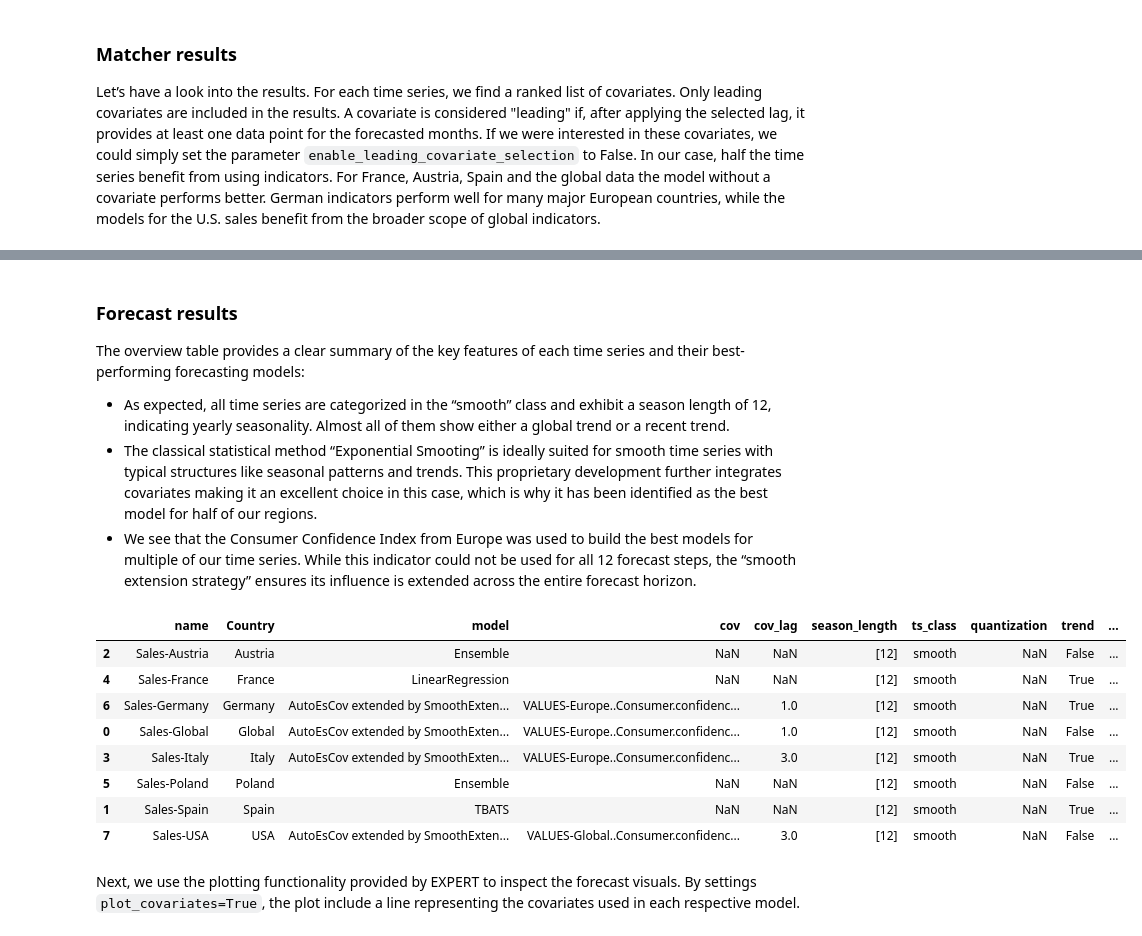
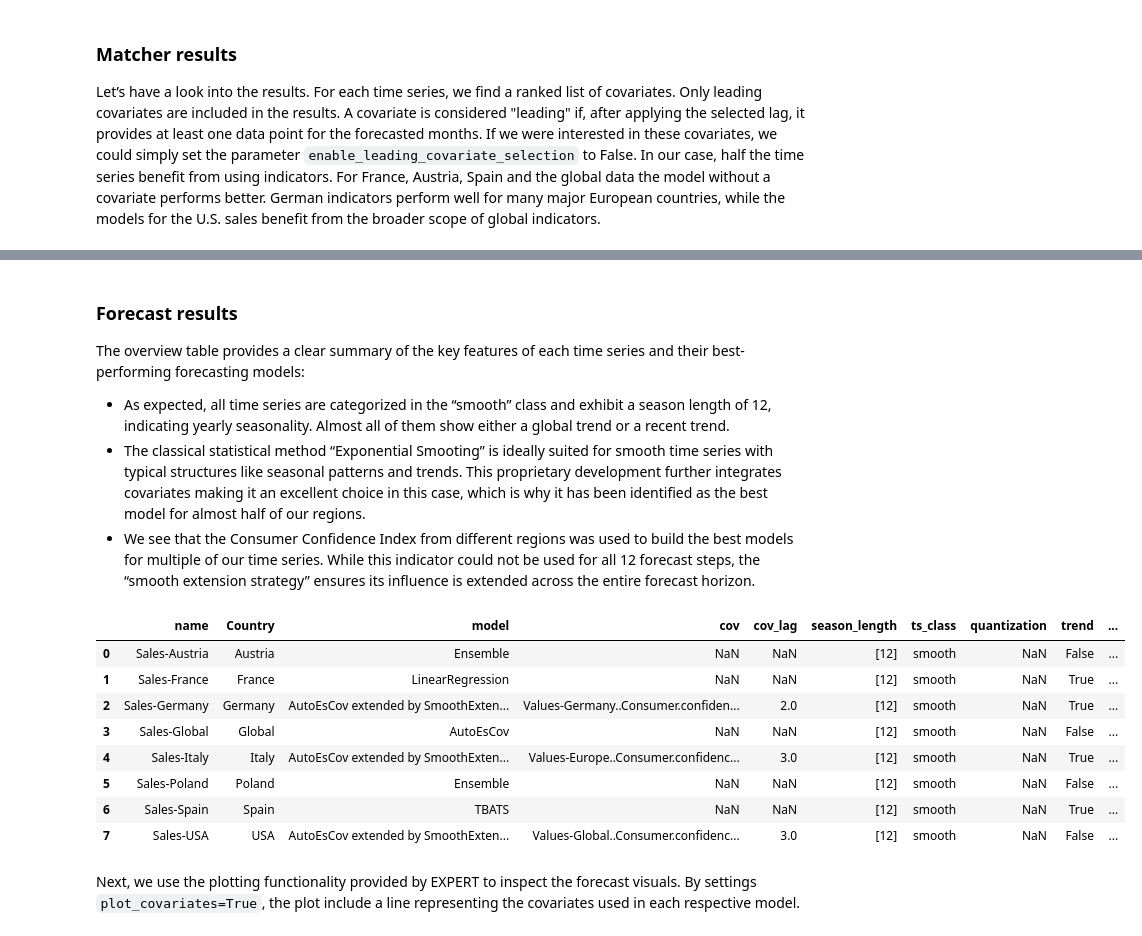
Before and after one commit to discovertomorrow/futureEXPERT, a Jupyter notebook: use_cases/sales_forecasting/sales_forecasting.ipynb, the cells around one changed output, grey strips where cells are left out. Drawn from its saved outputs; the diff is of its cells as text; code cells hidden in the pictures.

```diff
--- a/use_cases/sales_forecasting/sales_forecasting.ipynb
+++ b/use_cases/sales_forecasting/sales_forecasting.ipynb
@@ -36,7 +35,7 @@ INFO:futureexpert.expert_client:Finished time series creation.
 # %%
 # check in indicators
 relevant_inds = ['Germany..Consumer.confidence.index','Global..Consumer.confidence.index','Europe..Consumer.confidence.index','Global..Business.confidence.index','Europe..Business.confidence.index','Germany..Business.confidence.index']
-covs_check_in_results = client.check_in_time_series(raw_data_source='demo_sales_covariates_data.csv',
+covs_version_id = client.check_in_time_series(raw_data_source='demo_sales_covariates_data.csv',
                                                     data_definition=DataDefinition(date_columns=checkin.DateColumn(name='Date', format='%Y-%m-%d'),
                                                                                    value_columns=[
                                                                                        checkin.ValueColumn(name='Values')],
@@ -63,8 +62,8 @@ Note: The covariates in this notebook are stored in a CSV file, but they can als
 # %%
 # perform cov selection
 config_matcher = MatcherConfig(title='Indicator selection for sales data',
-                               actuals_version=ts_check_in_results.version_id,
-                               covs_versions=[covs_check_in_results.version_id],
+                               actuals_version=actuals_version_id,
+                               covs_versions=[covs_version_id],
                                lag_selection=LagSelectionConfig(min_lag=-2, max_lag=6))
 
 matcher_identifier = client.start_matcher(config=config_matcher)
@@ -74,7 +73,6 @@ import time
 # Watch the current status of the matcher report
 while not (current_status := client.get_report_status(id=matcher_identifier, include_error_reason=True)).is_finished:
     time.sleep(60)  # Wait between status requests
-    current_status.print()
 
 current_status.print()
 
@@ -137,6 +130,6 @@ With CHECK-IN having prepared our time series and MATCHER identifying the best r
 # %%
 from futureexpert import *
-fc_methods = ['AutoEsCov', 'ExtraTrees','TBATS','LinearRegression','Naive','RandomForest','SVM', 'XGBoost', 'MA(granularity)','MA(3)', 'MA(season lag)', 'Glmnet(l1_ratio=1.0)', 'SVM']
+fc_methods = ['AutoEsCov', 'ExtraTrees','TBATS','LinearRegression','Naive','RandomForest','SVM', 'XGBoost', 'MA(granularity)','MA(3)', 'MA(season lag)', 'Glmnet(l1_ratio=1.0)', 'SVM', 'FoundationModel']
 fc_report_config = ReportConfig(title='Monthly Sales Forecast on Country Level',
                                 preprocessing=PreprocessingConfig(detect_outliers=True,
                                                                   replace_outliers=True,
@@ -151,9 +144,10 @@ fc_report_config = ReportConfig(title='Monthly Sales Forecast on Country Level',
                                                                        additional_cov_method='Glmnet(l1_ratio=1.0)',
                                                                        forecasting_methods=fc_methods),
                                 matcher_report_id=matcher_identifier.report_id,
-                                covs_versions=[covs_check_in_results.version_id])
+                                covs_versions=[covs_version_id],
+                                max_ts_len=72)
 
-forecast_identifier = client.start_forecast(version=ts_check_in_results.version_id, config=fc_report_config)
+forecast_identifier = client.start_forecast(version=actuals_version_id, config=fc_report_config)
 print(forecast_identifier)
 # %% [output]
 INFO:futureexpert.expert_client:Preparing data for forecast...
@@ -189,27 +171,28 @@ Status forecasting report for id: report_id=44709 settings_id=44722
  0 time series ran into an error
 # %%
 results = client.get_fc_results(id=forecast_identifier , include_backtesting=True, include_k_best_models=100)
+results.sort(key=lambda x: x.input.actuals.name)
 # %% [markdown]
 ### Forecast results
 
 The overview table provides a clear summary of the key features of each time series and their best-performing forecasting models:
 - As expected, all time series are categorized in the “smooth” class and exhibit a season length of 12, indicating yearly seasonality. Almost all of them show either a global trend or a recent trend.
-- The classical statistical method “Exponential Smooting” is ideally suited for smooth time series with typical structures like seasonal patterns and trends. This proprietary development further integrates covariates making it an excellent choice in this case, which is why it has been identified as the best model for half of our regions.
-- We see that the Consumer Confidence Index from Europe was used to build the best models for multiple of our time series. While this indicator could not be used for all 12 forecast steps, the “smooth extension strategy” ensures its influence is extended across the entire forecast horizon.
+- The classical statistical method “Exponential Smooting” is ideally suited for smooth time series with typical structures like seasonal patterns and trends. This proprietary development further integrates covariates making it an excellent choice in this case, which is why it has been identified as the best model for almost half of our regions.
+- We see that the Consumer Confidence Index from different regions was used to build the best models for multiple of our time series. While this indicator could not be used for all 12 forecast steps, the “smooth extension strategy” ensures its influence is extended across the entire forecast horizon.
 # %%
 from futureexpert.forecast import export_result_overview_to_pandas
 overview = export_result_overview_to_pandas(results)
-overview.sort_values(by="name")
+overview
 # %% [output]
 |  | name | Country | model | cov | cov_lag | season_length | ts_class | quantization | trend | ... |
-| 2 | Sales-Austria | Austria | Ensemble | NaN | NaN | [12] | smooth | NaN | False | ... |
-| 4 | Sales-France | France | LinearRegression | NaN | NaN | [12] | smooth | NaN | True | ... |
-| 6 | Sales-Germany | Germany | AutoEsCov extended by SmoothExten... | VALUES-Europe..Consumer.confidenc... | 1.0 | [12] | smooth | NaN | True | ... |
-| 0 | Sales-Global | Global | AutoEsCov extended by SmoothExten... | VALUES-Europe..Consumer.confidenc... | 1.0 | [12] | smooth | NaN | False | ... |
-| 3 | Sales-Italy | Italy | AutoEsCov extended by SmoothExten... | VALUES-Europe..Consumer.confidenc... | 3.0 | [12] | smooth | NaN | True | ... |
+| 0 | Sales-Austria | Austria | Ensemble | NaN | NaN | [12] | smooth | NaN | False | ... |
+| 1 | Sales-France | France | LinearRegression | NaN | NaN | [12] | smooth | NaN | True | ... |
+| 2 | Sales-Germany | Germany | AutoEsCov extended by SmoothExten... | Values-Germany..Consumer.confiden... | 2.0 | [12] | smooth | NaN | True | ... |
+| 3 | Sales-Global | Global | AutoEsCov | NaN | NaN | [12] | smooth | NaN | False | ... |
+| 4 | Sales-Italy | Italy | AutoEsCov extended by SmoothExten... | Values-Europe..Consumer.confidenc... | 3.0 | [12] | smooth | NaN | True | ... |
 | 5 | Sales-Poland | Poland | Ensemble | NaN | NaN | [12] | smooth | NaN | False | ... |
-| 1 | Sales-Spain | Spain | TBATS | NaN | NaN | [12] | smooth | NaN | True | ... |
-| 7 | Sales-USA | USA | AutoEsCov extended by SmoothExten... | VALUES-Global..Consumer.confidenc... | 3.0 | [12] | smooth | NaN | False | ... |
+| 6 | Sales-Spain | Spain | TBATS | NaN | NaN | [12] | smooth | NaN | True | ... |
+| 7 | Sales-USA | USA | AutoEsCov extended by SmoothExten... | Values-Global..Consumer.confidenc... | 3.0 | [12] | smooth | NaN | False | ... |
 # %% [markdown]
 Next, we use the plotting functionality provided by EXPERT to inspect the forecast visuals. By settings `plot_covariates=True`, the plot include a line representing the covariates used in each respective model.
 # %%
```
Also changed, not shown: parts of 8 cells of this notebook, 19 other files.
